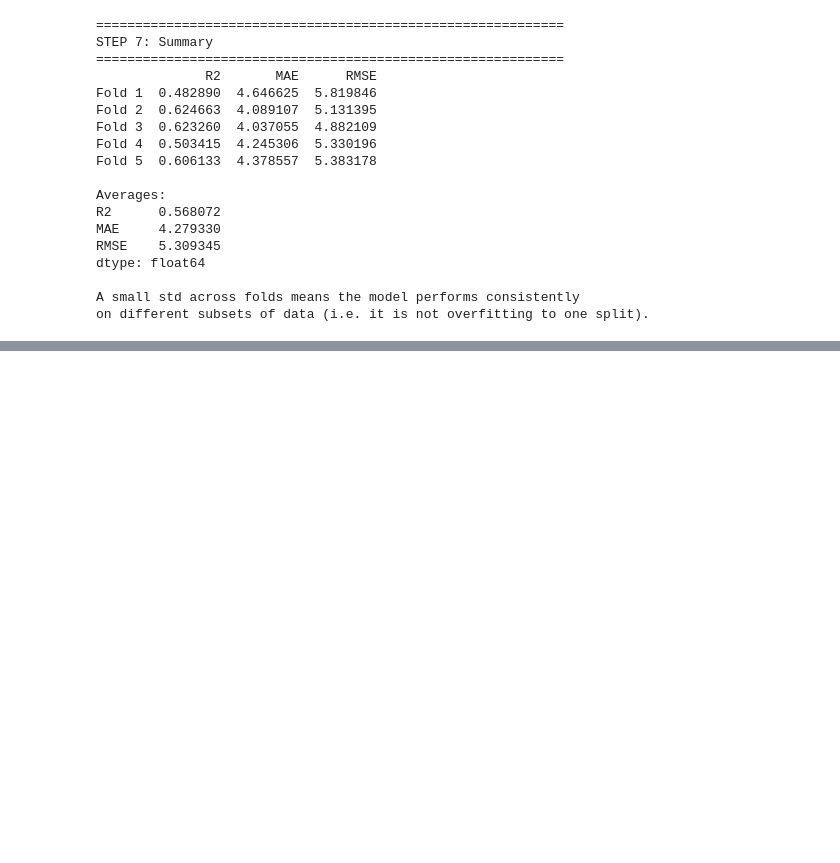
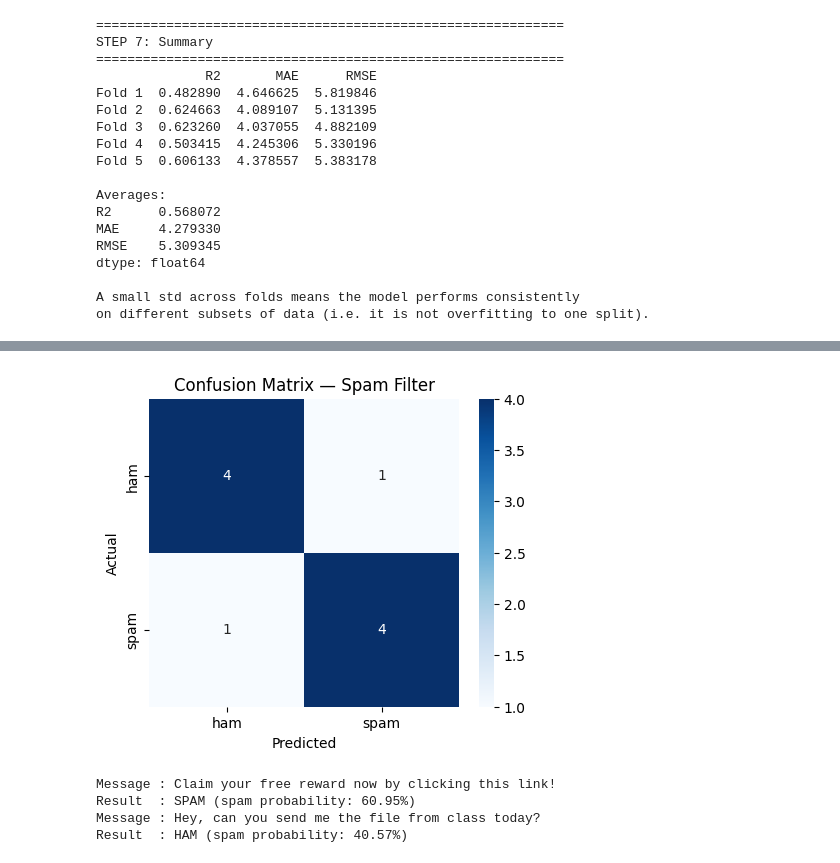
Before and after one commit to Aksh6472/ML-data-analytics-, a Jupyter notebook: Energy.ipynb, the cells around one changed output, grey strips where cells are left out. Saved outputs shown, nothing was run; the diff lists cells and outputs as text; code cells hidden in the pictures; blank space fills up the shorter version.

```diff
--- a/Energy.ipynb
+++ b/Energy.ipynb
@@ -462,0 +703,18 @@ on different subsets of data (i.e. it is not overfitting to one split).
+# %%
+# ---- Prepare features (text) and target (label) ----
+X_text = spam_df['message']
+y_label = spam_df['label'].map({'ham': 0, 'spam': 1})   # encode: ham=0, spam=1
+
+X_train_txt, X_test_txt, y_train_lbl, y_test_lbl = train_test_split(
+    X_text, y_label, test_size=0.25, random_state=42, stratify=y_label
+)
+# %%
+# ---- Convert text into numeric features using TF-IDF ----
+# TF-IDF gives higher weight to words that are frequent in a message but rare across all messages
+# (good at highlighting spam-specific words like "free", "winner", "click")
+vectorizer = TfidfVectorizer(stop_words='english')
+
+X_train_vec = vectorizer.fit_transform(X_train_txt)
+X_test_vec  = vectorizer.transform(X_test_txt)   # transform only, don't re-fit on test data
+
+print("Vocabulary size:", len(vectorizer.vocabulary_))
@@ -462,0 +723,6 @@ on different subsets of data (i.e. it is not overfitting to one split).
+# %%
+# ---- Train the Logistic Regression classifier ----
+log_model = LogisticRegression()
+log_model.fit(X_train_vec, y_train_lbl)
+
+y_pred_lbl = log_model.predict(X_test_vec)
@@ -462,0 +751,30 @@ on different subsets of data (i.e. it is not overfitting to one split).
+# %%
+# ---- Confusion matrix visualization ----
+cm = confusion_matrix(y_test_lbl, y_pred_lbl)
+
+plt.figure(figsize=(5,4))
+sns.heatmap(cm, annot=True, fmt='d', cmap='Blues',
+            xticklabels=['ham', 'spam'], yticklabels=['ham', 'spam'])
+plt.xlabel('Predicted')
+plt.ylabel('Actual')
+plt.title('Confusion Matrix — Spam Filter')
+plt.show()
+# %% [output]
+[figure, added]
+# %%
+# ---- Try it on a new, unseen message ----
+def predict_spam(message_text):
+    vec = vectorizer.transform([message_text])
+    prediction = log_model.predict(vec)[0]
+    probability = log_model.predict_proba(vec)[0][1]   # probability of being spam
+    label = 'SPAM' if prediction == 1 else 'HAM'
+    print(f"Message : {message_text}")
+    print(f"Result  : {label} (spam probability: {probability:.2%})")
+
+predict_spam("Claim your free reward now by clicking this link!")
+predict_spam("Hey, can you send me the file from class today?")
+# %% [output]
+Message : Claim your free reward now by clicking this link!
+Result  : SPAM (spam probability: 60.95%)
+Message : Hey, can you send me the file from class today?
+Result  : HAM (spam probability: 40.57%)
```
Also changed, not shown: parts of 18 cells of this notebook.
